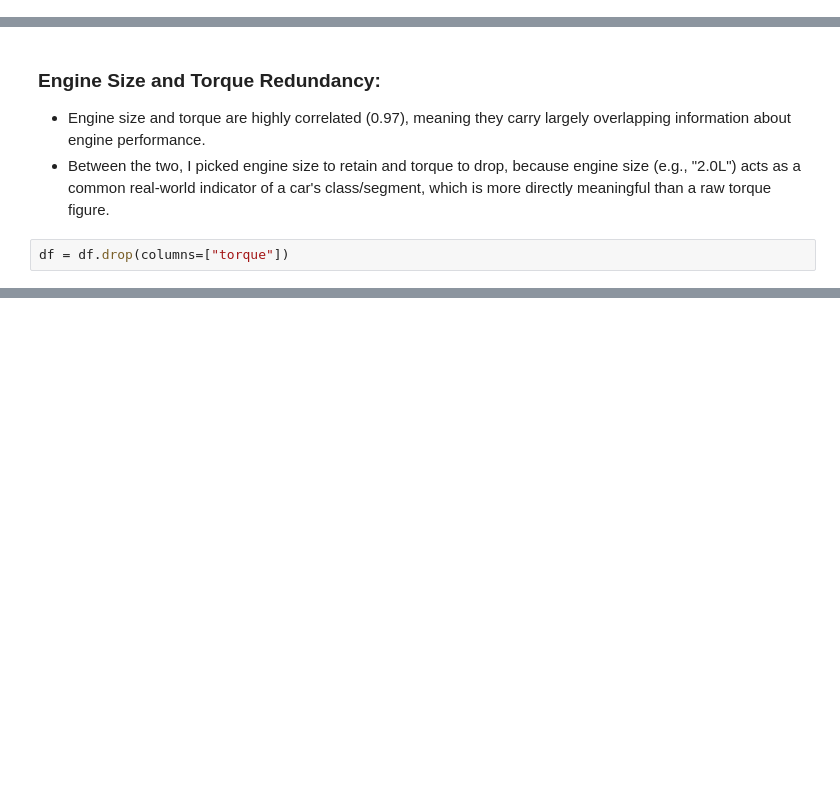
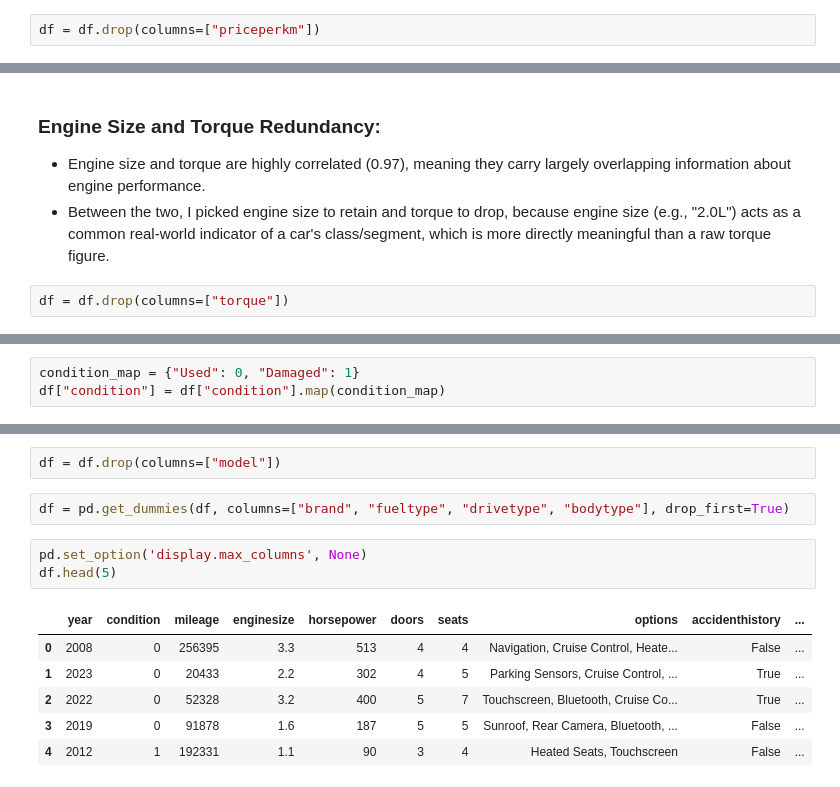
Before and after one commit to huzaifa-khan-AiMl/Used-Car-Market-Analysis-with-Python, a Jupyter notebook: notebook/feature_engineering.ipynb, the cells around one changed output, grey strips where cells are left out. Drawn from its saved outputs; the diff is of its cells as text; blank space fills up the shorter version.

```diff
--- a/notebook/feature_engineering.ipynb
+++ b/notebook/feature_engineering.ipynb
@@ -91 +100,3 @@ df = df.drop(columns=["city"])
+# %%
+df = df.drop(columns=["priceperkm"])
 # %% [markdown]
@@ -109,0 +139,3 @@ df = df.drop(columns=["torque"])
+# %%
+condition_map = {"Used": 0, "Damaged": 1}
+df["condition"] = df["condition"].map(condition_map)
@@ -109,0 +156,14 @@ df = df.drop(columns=["torque"])
+# %%
+df = df.drop(columns=["model"])
+# %%
+df = pd.get_dummies(df, columns=["brand", "fueltype", "drivetype", "bodytype"], drop_first=True)
+# %%
+pd.set_option('display.max_columns', None)
+df.head(5)
+# %% [output]
+|  | year | condition | mileage | enginesize | horsepower | doors | seats | options | accidenthistory | ... |
+| 0 | 2008 | 0 | 256395 | 3.3 | 513 | 4 | 4 | Navigation, Cruise Control, Heate... | False | ... |
+| 1 | 2023 | 0 | 20433 | 2.2 | 302 | 4 | 5 | Parking Sensors, Cruise Control, ... | True | ... |
+| 2 | 2022 | 0 | 52328 | 3.2 | 400 | 5 | 7 | Touchscreen, Bluetooth, Cruise Co... | True | ... |
+| 3 | 2019 | 0 | 91878 | 1.6 | 187 | 5 | 5 | Sunroof, Rear Camera, Bluetooth, ... | False | ... |
+| 4 | 2012 | 1 | 192331 | 1.1 | 90 | 3 | 4 | Heated Seats, Touchscreen | False | ... |
```
Also changed, not shown: parts of 15 cells of this notebook.
